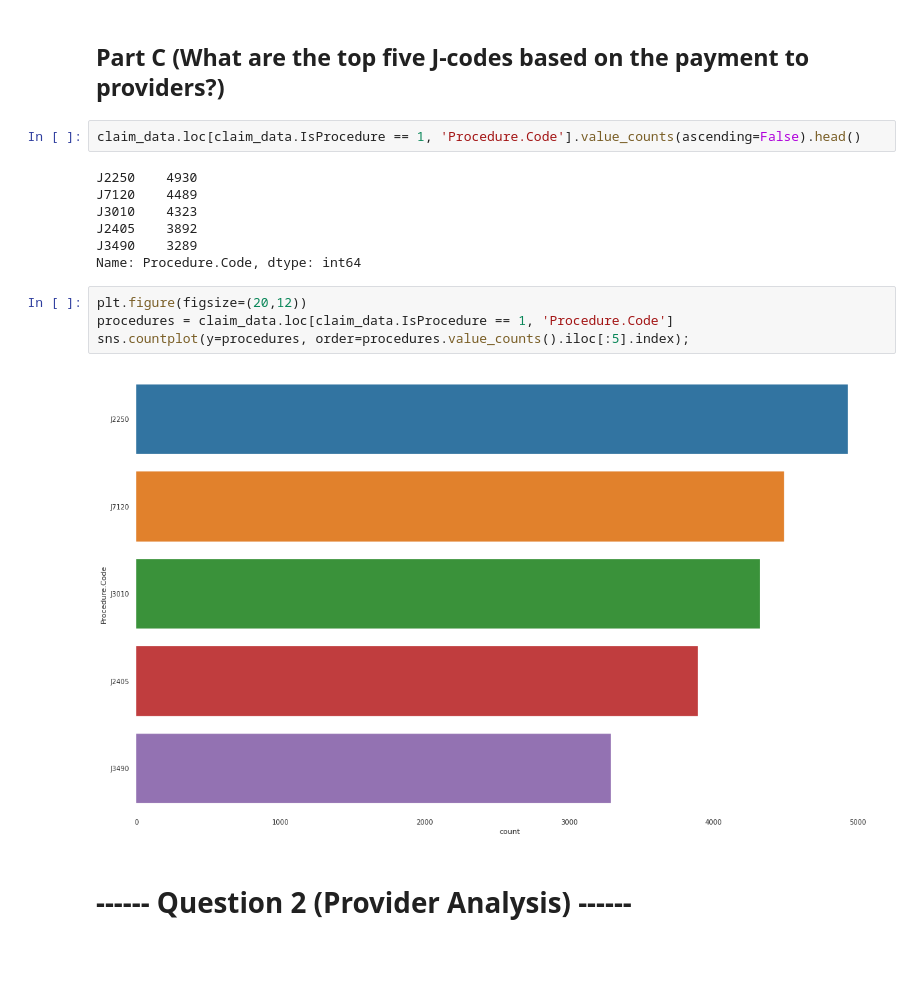
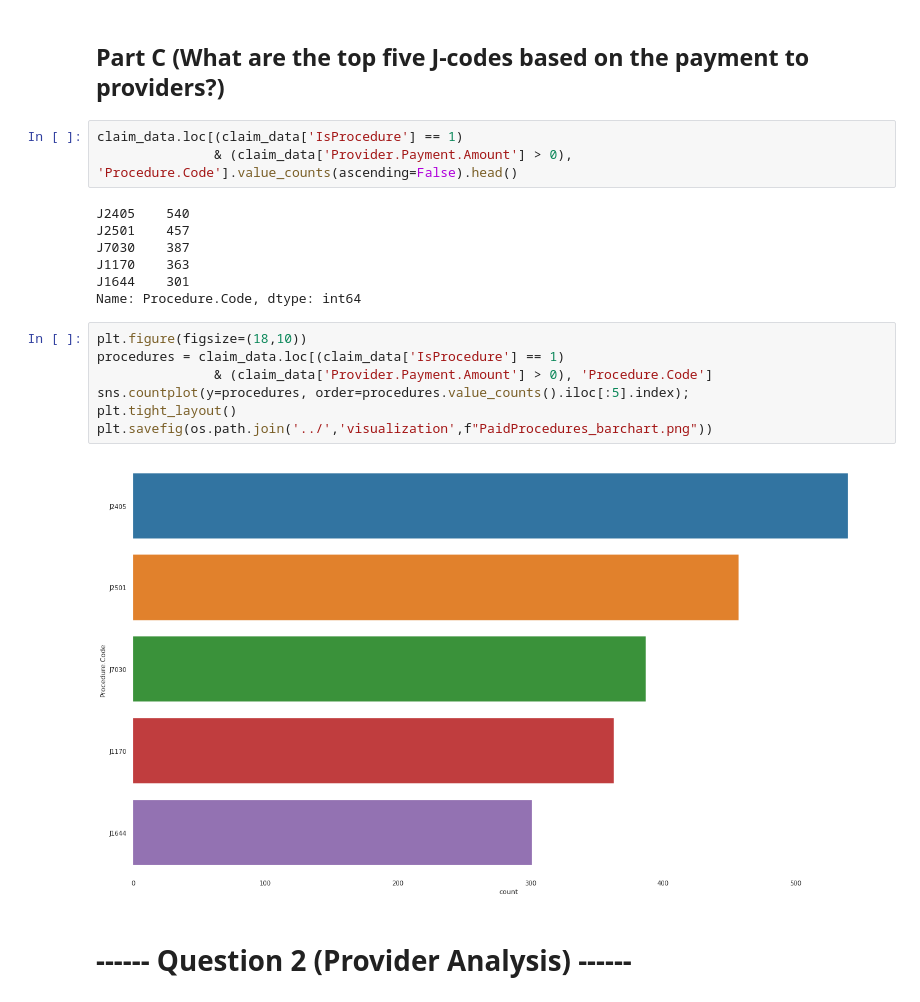
Before and after one commit to narquette/claimassignment, a Jupyter notebook: code/Claim_EDA.ipynb, the cells around one changed output. Drawn from its saved outputs; the diff is of its cells as text; blank space fills up the shorter version.

Commit message:
added additional visualizations

```diff
--- a/code/Claim_EDA.ipynb
+++ b/code/Claim_EDA.ipynb
@@ -159,20 +166,24 @@ f"The sum of payments made to providers for in-network procedures is {format_cur
 # %% [markdown]
 ## Part C (What are the top five J-codes based on the payment to providers?)
 # %%
-claim_data.loc[claim_data.IsProcedure == 1, 'Procedure.Code'].value_counts(ascending=False).head()
+claim_data.loc[(claim_data['IsProcedure'] == 1)
+               & (claim_data['Provider.Payment.Amount'] > 0), 'Procedure.Code'].value_counts(ascending=False).head()
 # %% [output]
-J2250    4930
-J7120    4489
-J3010    4323
-J2405    3892
-J3490    3289
+J2405    540
+J2501    457
+J7030    387
+J1170    363
+J1644    301
 Name: Procedure.Code, dtype: int64
 # %%
-plt.figure(figsize=(20,12))
-procedures = claim_data.loc[claim_data.IsProcedure == 1, 'Procedure.Code']
+plt.figure(figsize=(18,10))
+procedures = claim_data.loc[(claim_data['IsProcedure'] == 1)
+               & (claim_data['Provider.Payment.Amount'] > 0), 'Procedure.Code']
 sns.countplot(y=procedures, order=procedures.value_counts().iloc[:5].index);
+plt.tight_layout()
+plt.savefig(os.path.join('../','visualization',f"PaidProcedures_barchart.png"))
 # %% [output]
-[figure, old version]
+[figure, new version]
 # %% [markdown]
 # ------ Question 2 (Provider Analysis) ------
 # %% [markdown]
```
Also changed, not shown: parts of 7 cells of this notebook, 3 other files.
